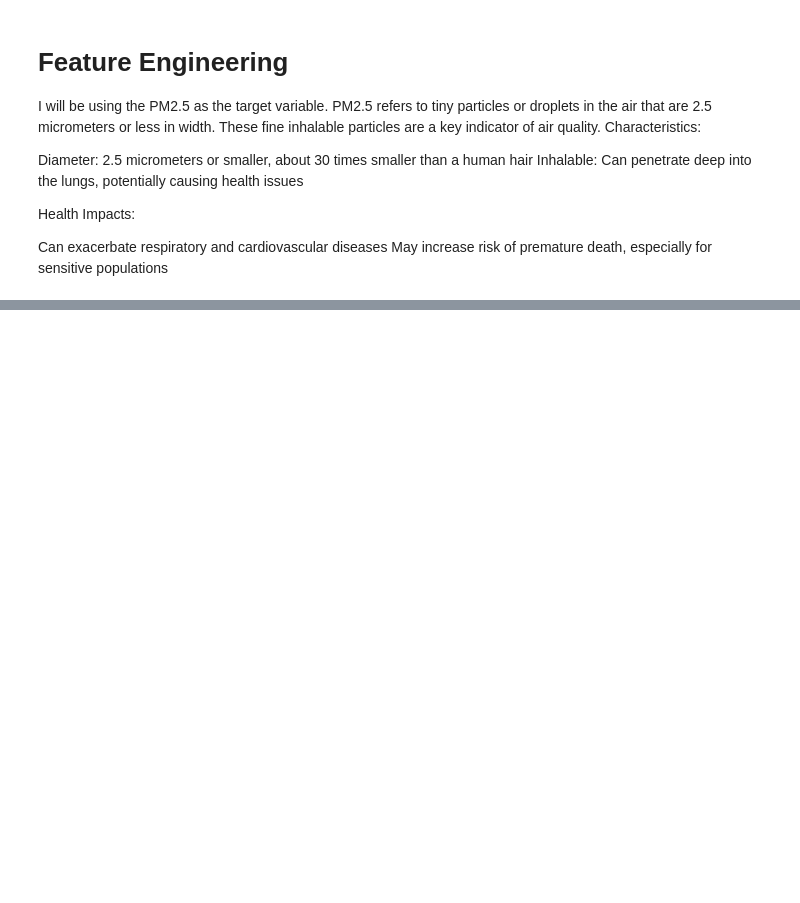
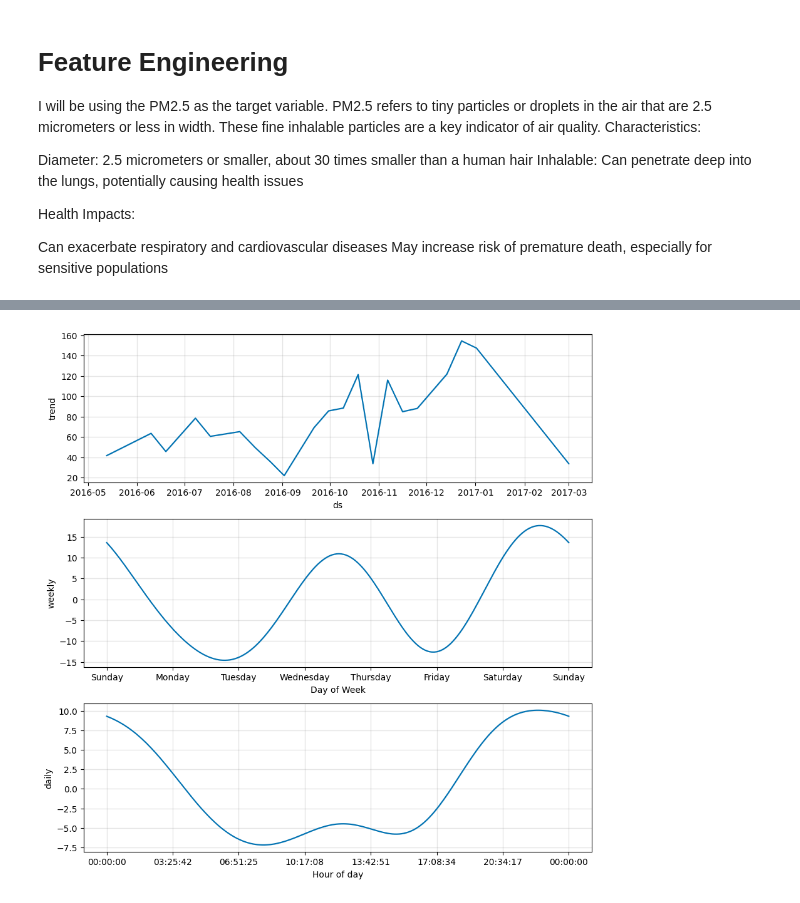
Before and after one commit to Mercymerine/Machine_learning2, a Jupyter notebook: Air_quality.ipynb, the cells around one changed output, grey strips where cells are left out. Drawn from its saved outputs; the diff is of its cells as text; code cells hidden in the pictures; blank space fills up the shorter version.

```diff
--- a/Air_quality.ipynb
+++ b/Air_quality.ipynb
@@ -558,0 +530,5 @@ plt.show()
+# %%
+model.plot_components(forecast)
+plt.show()
+# %% [output]
+[figure, added]
```
Also changed, not shown: parts of 43 cells of this notebook.
